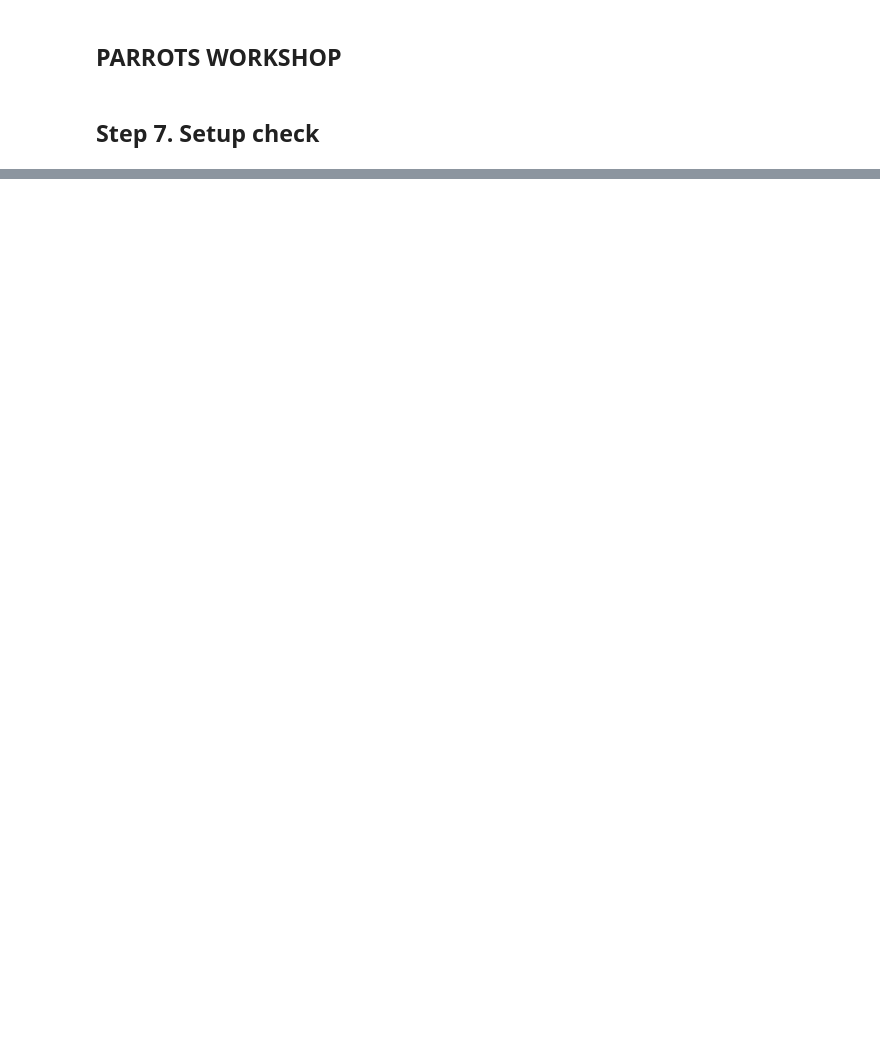
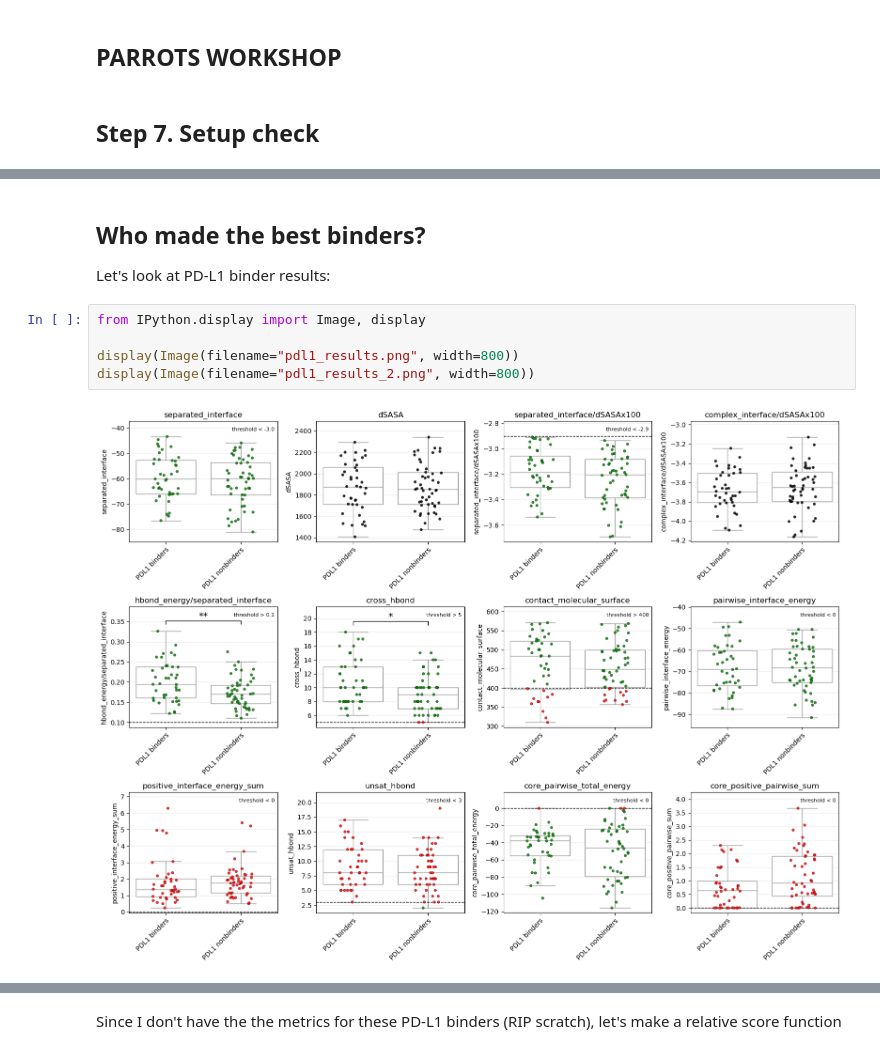
Before and after one commit to SundbergBelen/PARROTS_workshop, a Jupyter notebook: Notebooks/01_PARROTS_walkthrough.ipynb, the cells around one changed output, grey strips where cells are left out. Saved outputs shown, nothing was run; the diff lists cells and outputs as text; blank space fills up the shorter version.

```diff
--- a/Notebooks/01_PARROTS_walkthrough.ipynb
+++ b/Notebooks/01_PARROTS_walkthrough.ipynb
@@ -256,0 +194,11 @@ core.conformation.Conformation: Found disulfide between residues 137 198
+# %% [markdown]
+## Who made the best binders? ##
+
+Let's look at PD-L1 binder results:
+# %%
+from IPython.display import Image, display
+
+display(Image(filename="pdl1_results.png", width=800))
+display(Image(filename="pdl1_results_2.png", width=800))
+# %% [output]
+[figure, added]
@@ -256,0 +206,2 @@ core.conformation.Conformation: Found disulfide between residues 137 198
+# %% [markdown]
+Since I don't have the the metrics for these PD-L1 binders (RIP scratch), let's make a relative score function
```
Also changed, not shown: parts of 28 cells of this notebook, 6 other files.
